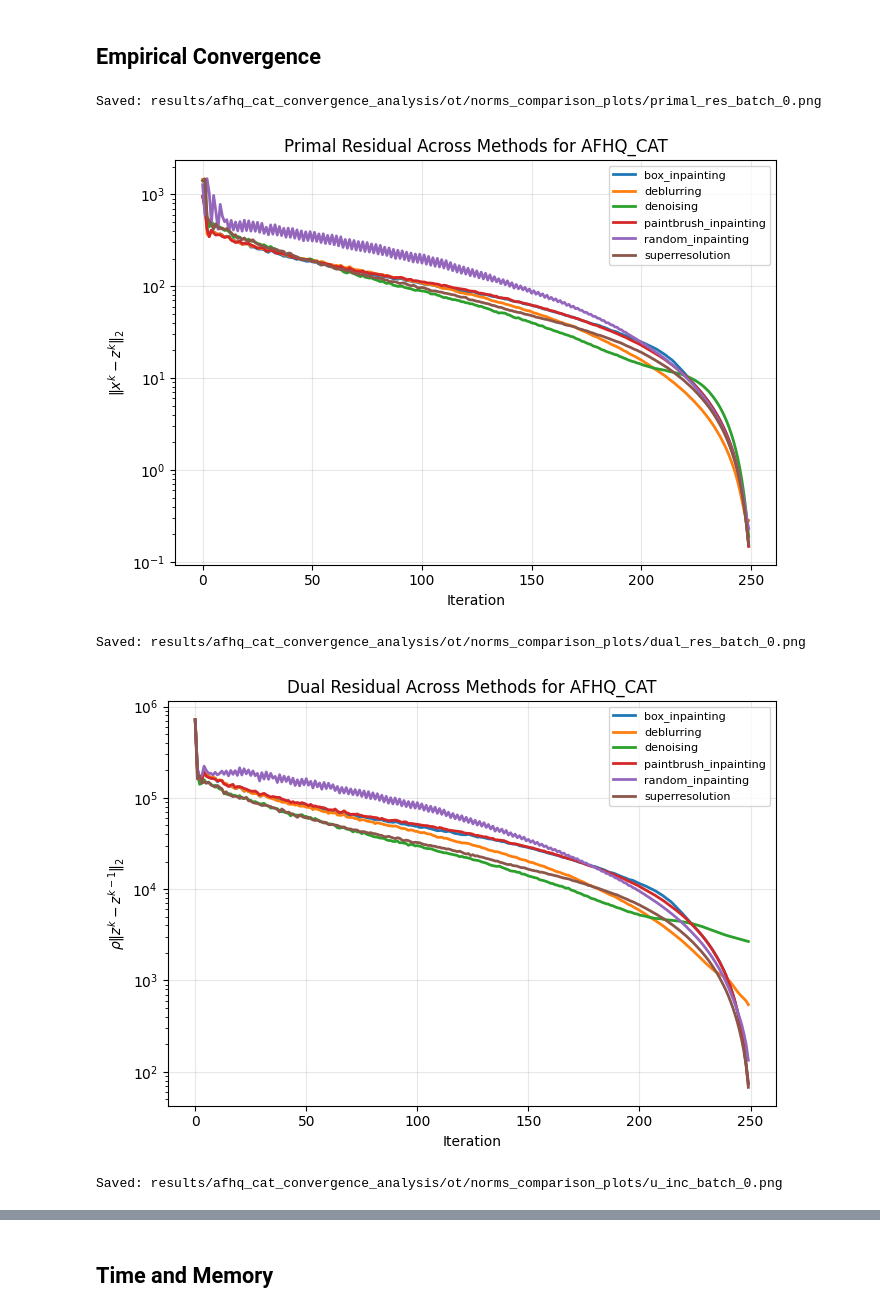
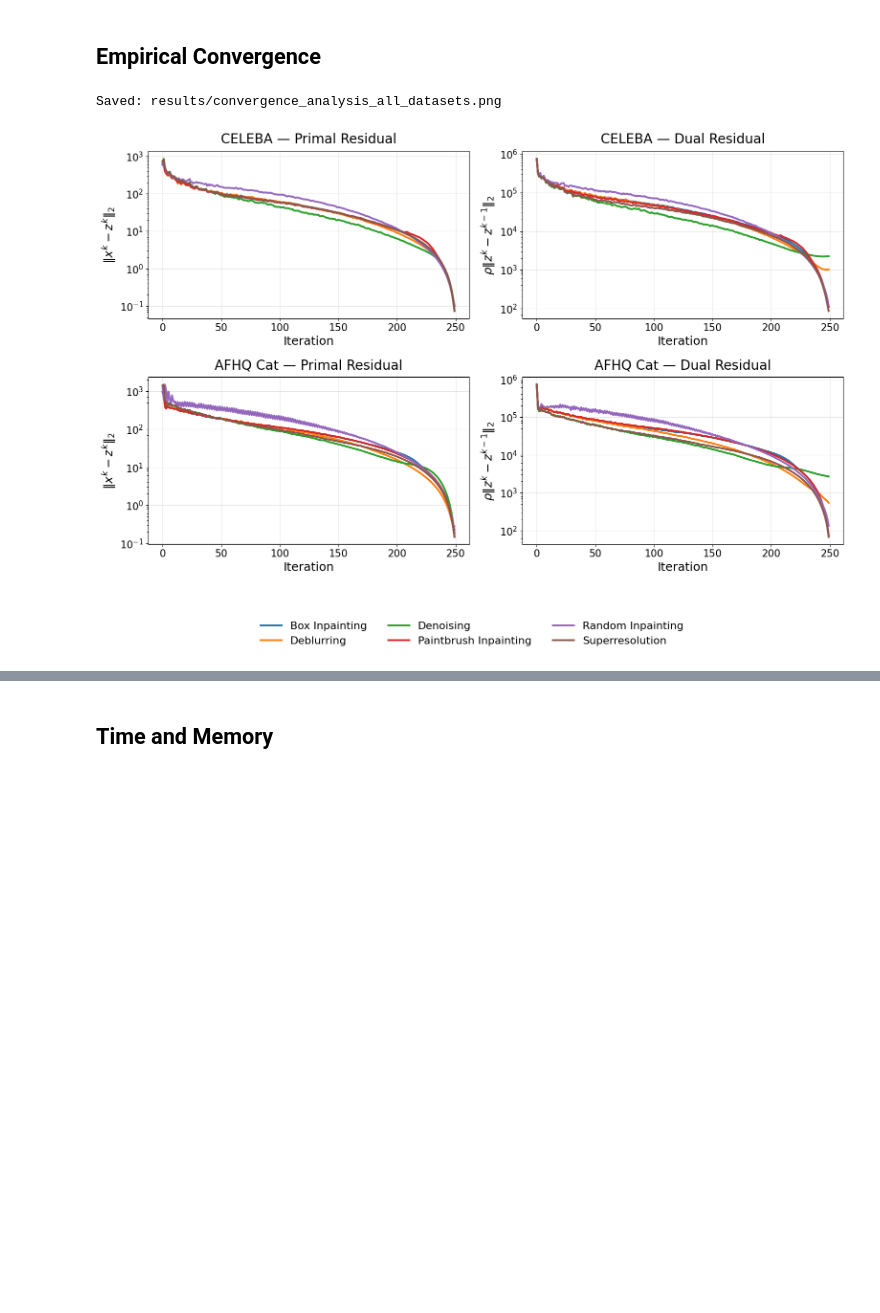
Before and after one commit to dibyanshu100/PnP_ConsensusFlow, a Jupyter notebook: graphs.ipynb, the cells around one changed output, grey strips where cells are left out. Cells and saved outputs as stored; diff of their text form; code cells hidden in the pictures; blank space fills up the shorter version.

```diff
--- a/graphs.ipynb
+++ b/graphs.ipynb
@@ -110,18 +138,23 @@ display(df)
 # %% [markdown]
 ## Empirical Convergence
 # %%
-root_dir = Path("results/afhq_cat_convergence_analysis/ot")
+ROOT_DIRS = [
+    Path("results/celeba_convergence_analysis/ot"),
+    Path("results/afhq_cat_convergence_analysis/ot"),
+]
 
-gu.plot_all_norms_across_methods(
-    root_dir=root_dir,
+DATASET_NAMES = [
+    "CELEBA",
+    "AFHQ Cat",
+]
+
+gu.plot_convergence_two_datasets_shared_legend(
+    root_dirs=ROOT_DIRS,
+    dataset_names=DATASET_NAMES,
     batch=0,
-    save_dir=root_dir / "norms_comparison_plots",
+    save_path=Path("results/convergence_analysis_all_datasets.png"),
     logy=True,
-    dataset_name='AFHQ_CAT'
 )
 # %% [output]
-Saved: results/afhq_cat_convergence_analysis/ot/norms_comparison_plots/primal_res_batch_0.png
+Saved: results/convergence_analysis_all_datasets.png
-[figure, old version]
+[figure, new version]
-Saved: results/afhq_cat_convergence_analysis/ot/norms_comparison_plots/dual_res_batch_0.png
-[figure, removed]
-Saved: results/afhq_cat_convergence_analysis/ot/norms_comparison_plots/u_inc_batch_0.png
```
Also changed, not shown: parts of 5 cells of this notebook, 9 other files.
